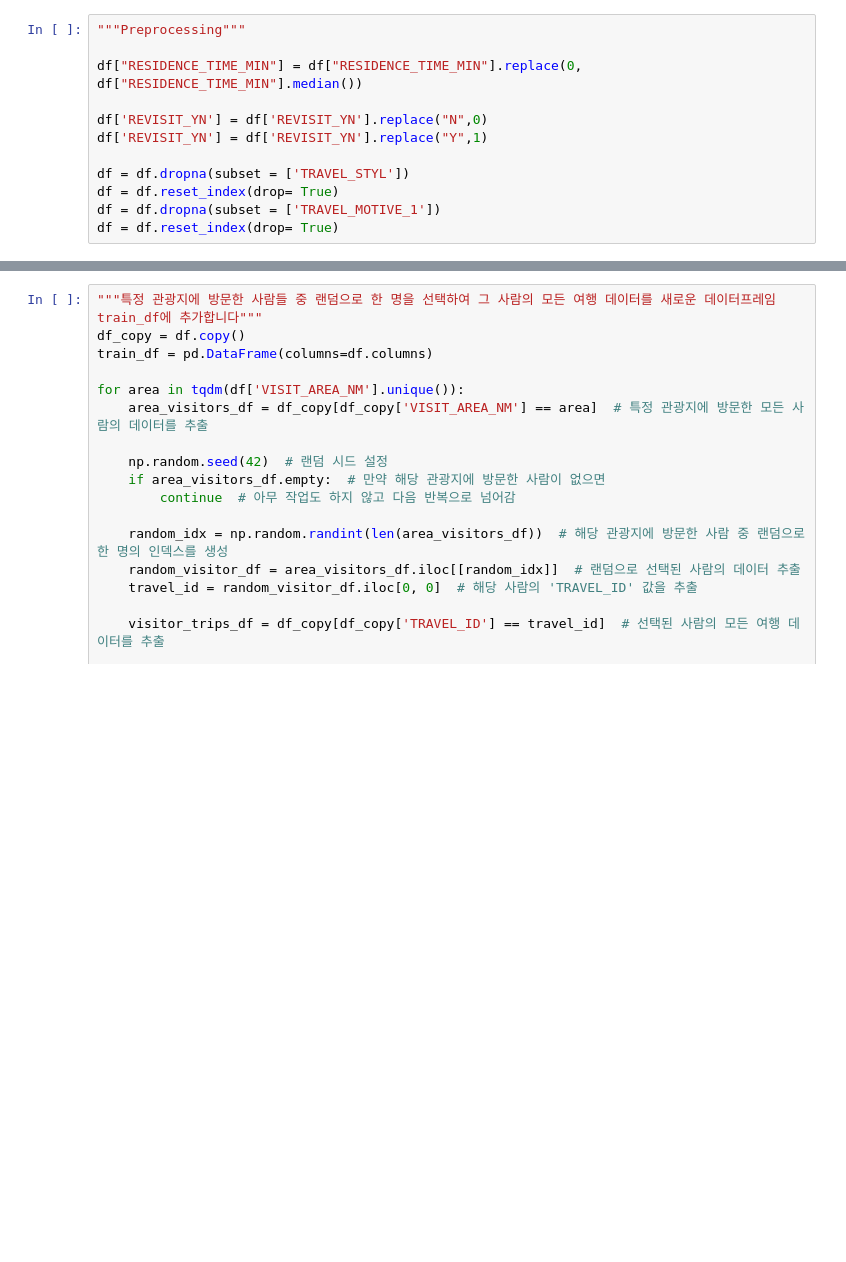
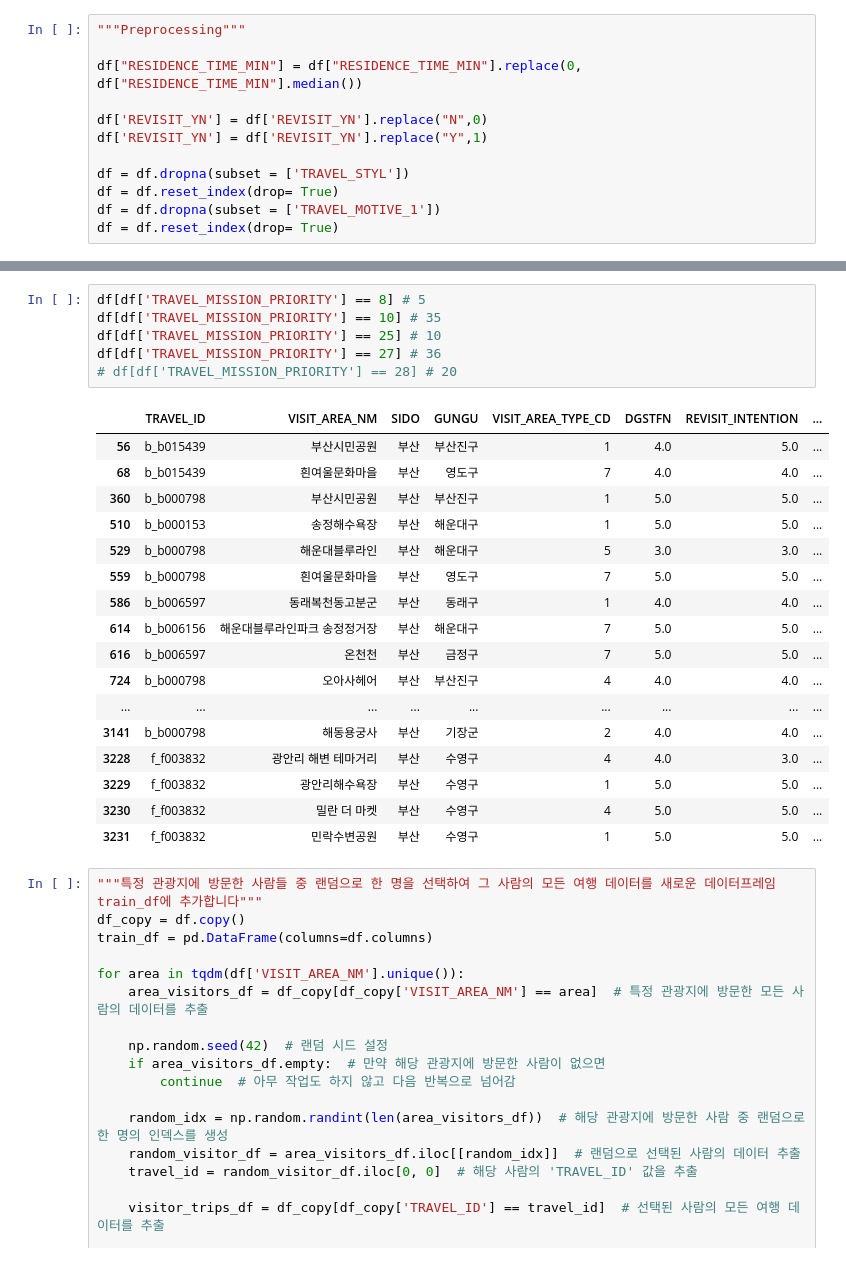
Before and after one commit to K-Swipe/Ko-Swipe-ML, a Jupyter notebook: Recommended/train.ipynb, the cells around one changed output, grey strips where cells are left out. Drawn from its saved outputs; the diff is of its cells as text; blank space fills up the shorter version.

```diff
--- a/Recommended/train.ipynb
+++ b/Recommended/train.ipynb
@@ -91,3 +97,27 @@ df = df.reset_index(drop= True)
+# %%
+df[df['TRAVEL_MISSION_PRIORITY'] == 8] # 5
+df[df['TRAVEL_MISSION_PRIORITY'] == 10] # 35
+df[df['TRAVEL_MISSION_PRIORITY'] == 25] # 10
+df[df['TRAVEL_MISSION_PRIORITY'] == 27] # 36
+# df[df['TRAVEL_MISSION_PRIORITY'] == 28] # 20
+# %% [output]
+|  | TRAVEL_ID | VISIT_AREA_NM | SIDO | GUNGU | VISIT_AREA_TYPE_CD | DGSTFN | REVISIT_INTENTION | ... |
+| 56 | b_b015439 | 부산시민공원 | 부산 | 부산진구 | 1 | 4.0 | 5.0 | ... |
+| 68 | b_b015439 | 흰여울문화마을 | 부산 | 영도구 | 7 | 4.0 | 4.0 | ... |
+| 360 | b_b000798 | 부산시민공원 | 부산 | 부산진구 | 1 | 5.0 | 5.0 | ... |
+| 510 | b_b000153 | 송정해수욕장 | 부산 | 해운대구 | 1 | 5.0 | 5.0 | ... |
+| 529 | b_b000798 | 해운대블루라인 | 부산 | 해운대구 | 5 | 3.0 | 3.0 | ... |
+| 559 | b_b000798 | 흰여울문화마을 | 부산 | 영도구 | 7 | 5.0 | 5.0 | ... |
+| 586 | b_b006597 | 동래복천동고분군 | 부산 | 동래구 | 1 | 4.0 | 4.0 | ... |
+| 614 | b_b006156 | 해운대블루라인파크 송정정거장 | 부산 | 해운대구 | 7 | 5.0 | 5.0 | ... |
+| 616 | b_b006597 | 온천천 | 부산 | 금정구 | 7 | 5.0 | 5.0 | ... |
+| 724 | b_b000798 | 오아사헤어 | 부산 | 부산진구 | 4 | 4.0 | 4.0 | ... |
+| ... | ... | ... | ... | ... | ... | ... | ... | ... |
+| 3141 | b_b000798 | 해동용궁사 | 부산 | 기장군 | 2 | 4.0 | 4.0 | ... |
+| 3228 | f_f003832 | 광안리 해변 테마거리 | 부산 | 수영구 | 4 | 4.0 | 3.0 | ... |
+| 3229 | f_f003832 | 광안리해수욕장 | 부산 | 수영구 | 1 | 5.0 | 5.0 | ... |
+| 3230 | f_f003832 | 밀란 더 마켓 | 부산 | 수영구 | 4 | 5.0 | 5.0 | ... |
+| 3231 | f_f003832 | 민락수변공원 | 부산 | 수영구 | 1 | 5.0 | 5.0 | ... |
 # %%
 """특정 관광지에 방문한 사람들 중 랜덤으로 한 명을 선택하여 그 사람의 모든 여행 데이터를 새로운 데이터프레임 train_df에 추가합니다"""
 df_copy = df.copy()
```
Also changed, not shown: parts of 1 cell of this notebook, 2 other files.
